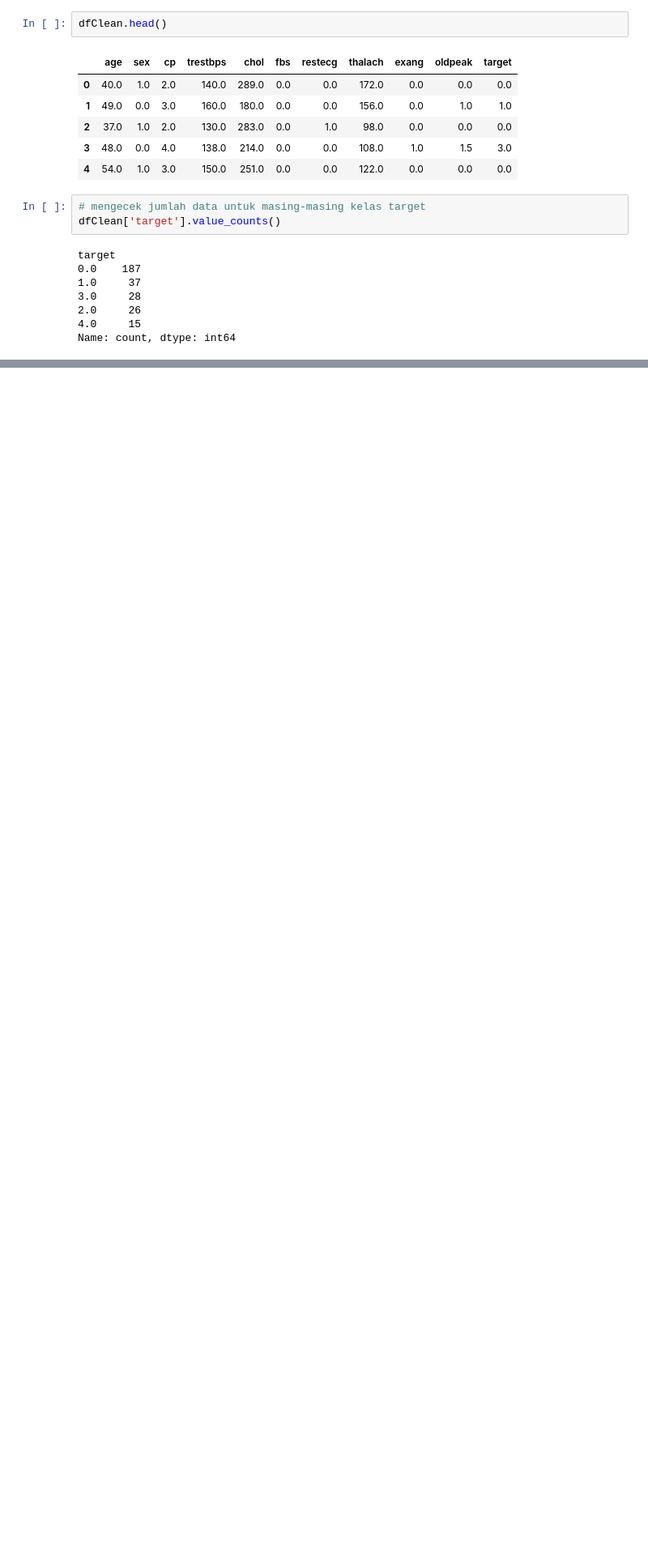
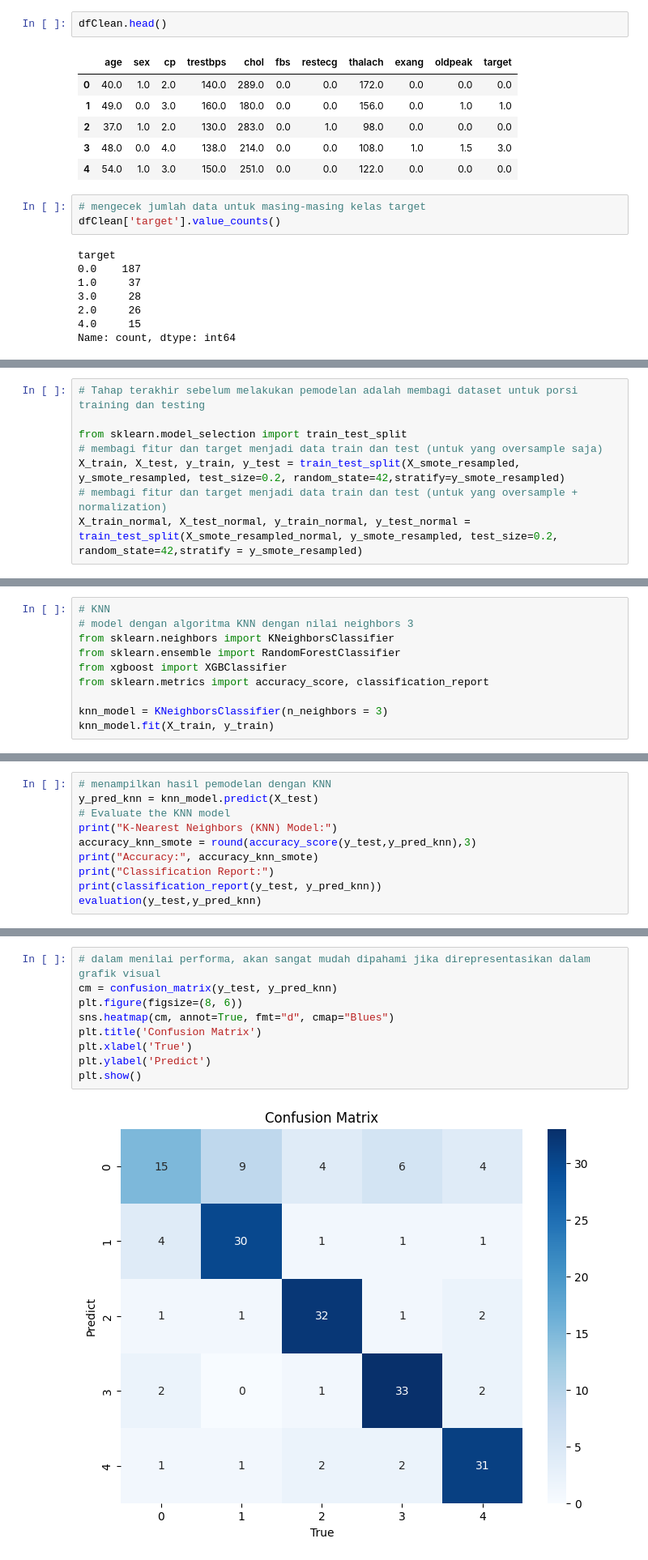
Before and after one commit to Badroll/BKDS02-12549, a Jupyter notebook: BK_Hungarian.ipynb, the cells around one changed output, grey strips where cells are left out. Shown: that part at 81% size. Saved outputs shown, nothing was run; the diff lists cells and outputs as text; blank space fills up the shorter version.

```diff
--- a/BK_Hungarian.ipynb
+++ b/BK_Hungarian.ipynb
@@ -431,0 +565,8 @@ sns.heatmap(cor_mat,annot=True,linewidths=0.5,fmt=".3f")
+# %%
+# Tahap terakhir sebelum melakukan pemodelan adalah membagi dataset untuk porsi training dan testing
+
+from sklearn.model_selection import train_test_split
+# membagi fitur dan target menjadi data train dan test (untuk yang oversample saja)
+X_train, X_test, y_train, y_test = train_test_split(X_smote_resampled, y_smote_resampled, test_size=0.2, random_state=42,stratify=y_smote_resampled)
+# membagi fitur dan target menjadi data train dan test (untuk yang oversample + normalization)
+X_train_normal, X_test_normal, y_train_normal, y_test_normal = train_test_split(X_smote_resampled_normal, y_smote_resampled, test_size=0.2, random_state=42,stratify = y_smote_resampled)
@@ -431,0 +599,10 @@ sns.heatmap(cor_mat,annot=True,linewidths=0.5,fmt=".3f")
+# %%
+# KNN
+# model dengan algoritma KNN dengan nilai neighbors 3
+from sklearn.neighbors import KNeighborsClassifier
+from sklearn.ensemble import RandomForestClassifier
+from xgboost import XGBClassifier
+from sklearn.metrics import accuracy_score, classification_report
+
+knn_model = KNeighborsClassifier(n_neighbors = 3)
+knn_model.fit(X_train, y_train)
@@ -431,0 +611,10 @@ sns.heatmap(cor_mat,annot=True,linewidths=0.5,fmt=".3f")
+# %%
+# menampilkan hasil pemodelan dengan KNN
+y_pred_knn = knn_model.predict(X_test)
+# Evaluate the KNN model
+print("K-Nearest Neighbors (KNN) Model:")
+accuracy_knn_smote = round(accuracy_score(y_test,y_pred_knn),3)
+print("Accuracy:", accuracy_knn_smote)
+print("Classification Report:")
+print(classification_report(y_test, y_pred_knn))
+evaluation(y_test,y_pred_knn)
@@ -431,0 +638,11 @@ sns.heatmap(cor_mat,annot=True,linewidths=0.5,fmt=".3f")
+# %%
+# dalam menilai performa, akan sangat mudah dipahami jika direpresentasikan dalam grafik visual
+cm = confusion_matrix(y_test, y_pred_knn)
+plt.figure(figsize=(8, 6))
+sns.heatmap(cm, annot=True, fmt="d", cmap="Blues")
+plt.title('Confusion Matrix')
+plt.xlabel('True')
+plt.ylabel('Predict')
+plt.show()
+# %% [output]
+[figure, added]
```
Also changed, not shown: parts of 49 cells of this notebook, 1 other file.
